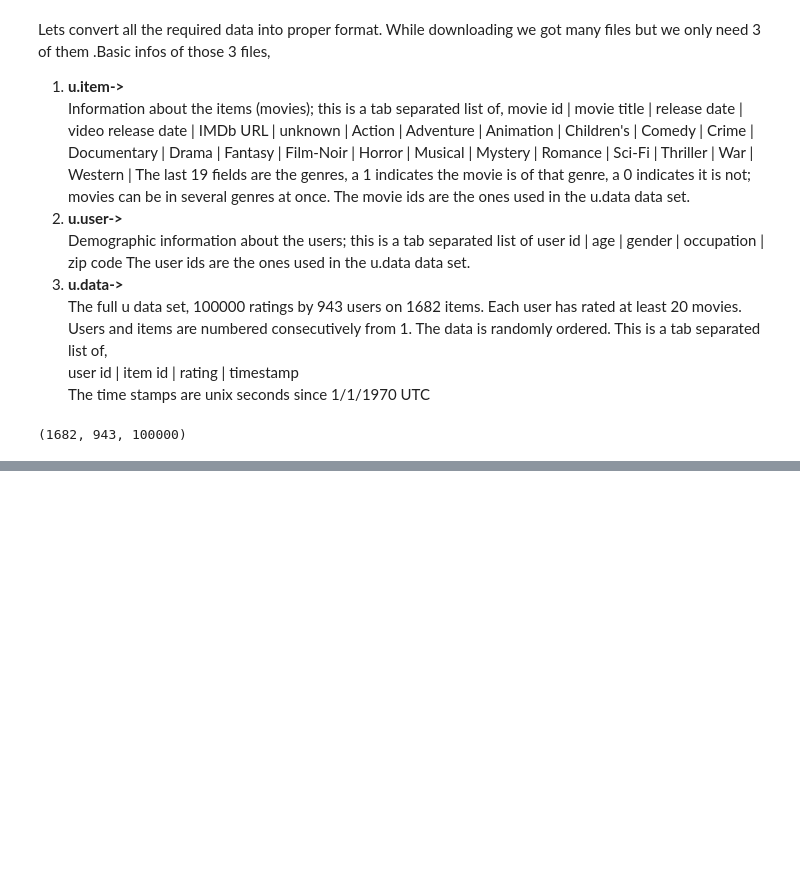
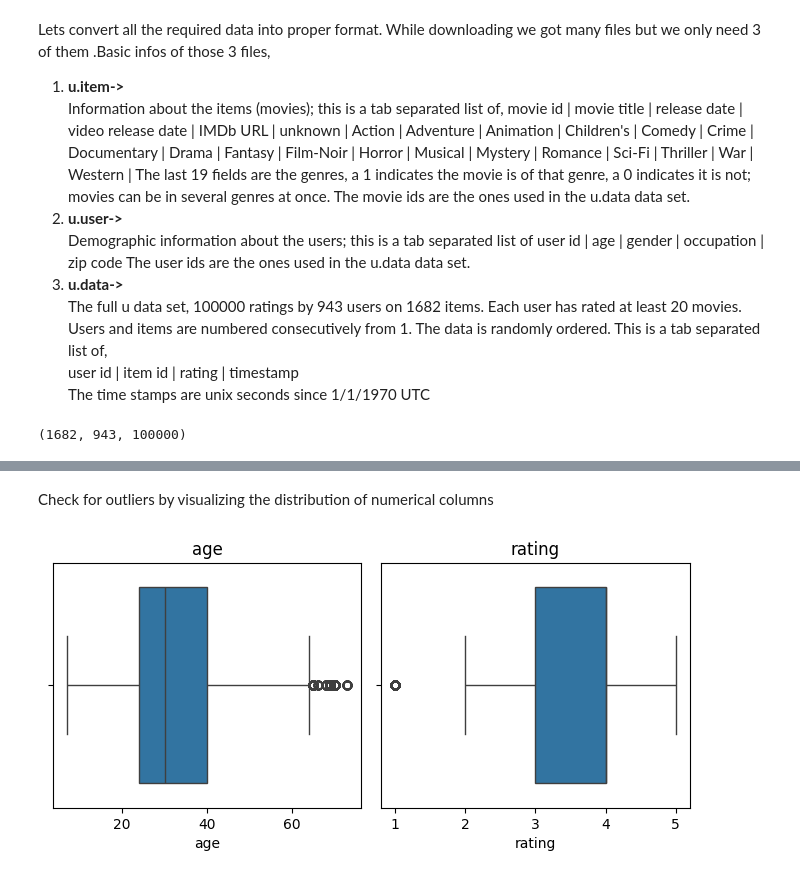
Before and after one commit to TanusreeDas/machine-learning-with-python, a Jupyter notebook: notebooks/collaborative_recommender_system-movies.ipynb, the cells around one changed output, grey strips where cells are left out. Drawn from its saved outputs; the diff is of its cells as text; code cells hidden in the pictures; blank space fills up the shorter version.

Commit message:
collaborative_Recommender_system_visualization

```diff
--- a/notebooks/collaborative_recommender_system-movies.ipynb
+++ b/notebooks/collaborative_recommender_system-movies.ipynb
@@ -49,0 +105,2 @@ movies_df.shape[0],users_df.shape[0],user_ratings_df.shape[0]
+# %%
+merged_df=pd.merge(merged_user_df,movies_df,how='inner',on='movie_id')
@@ -49,0 +135,2 @@ movies_df.shape[0],users_df.shape[0],user_ratings_df.shape[0]
+# %%
+merged_df.drop_duplicates(inplace=True)
@@ -49,0 +139,7 @@ movies_df.shape[0],users_df.shape[0],user_ratings_df.shape[0]
+# %%
+sparsed_columns=['unknown', 'action', 'adventure', 'animation','for_kids', 'comedy', \
+                 'crime', 'documentary', 'drama', 'fantasy','film_noir', 'horror', 'musical',\
+                 'mystery', 'romance', 'sci_fi','thriller', 'war', 'western']
+
+merged_df['genre'] = merged_df[sparsed_columns].apply(lambda x: ','.join([col for col,\
+                                                                          val in x.items() if val == 1]), axis=1)
@@ -49,0 +148,4 @@ movies_df.shape[0],users_df.shape[0],user_ratings_df.shape[0]
+# %%
+dropped_feature=['timestamp', 'release_date', 'video_release_date', 'url']
+merged_df.drop(columns=dropped_feature,inplace=True)
+merged_df.drop(columns=sparsed_columns,inplace=True)
@@ -49,0 +222,17 @@ movies_df.shape[0],users_df.shape[0],user_ratings_df.shape[0]
+# %% [markdown]
+Check for outliers by visualizing the distribution of numerical columns
+# %%
+numerical_columns=merged_df.select_dtypes(include=['int64','float64']).columns
+i_counter=1
+
+plt.figure(figsize=(10,6))
+for i, col in enumerate(numerical_columns,1):
+    if '_id' not in col:
+        plt.subplot(2,3,i_counter)
+        sns.boxplot(x=merged_df[col])
+        plt.title(col)
+        i_counter=i_counter+1
+plt.tight_layout()
+plt.show()
+# %% [output]
+[figure, added]
```
Also changed, not shown: parts of 34 cells of this notebook, 1 other file.
